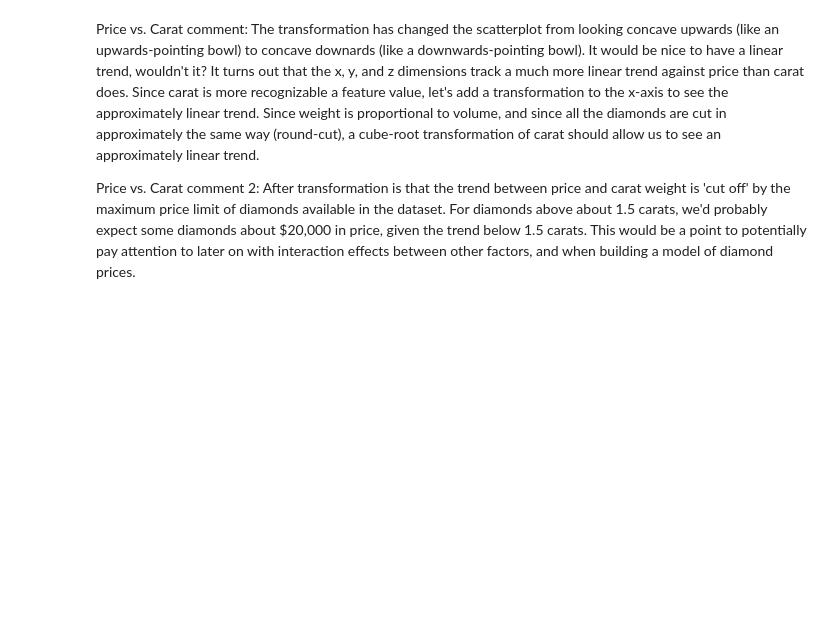
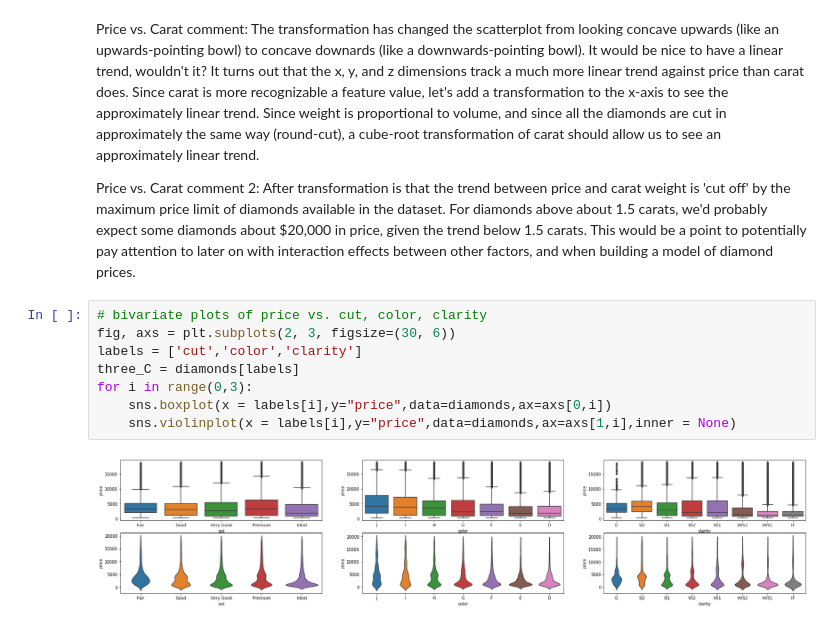
Before and after one commit to Jinning-beep/Udacity_data_analyst_projects, a Jupyter notebook: Extra Projects/Diamond price analysis.ipynb, the cells around one changed output. Cells and saved outputs as stored; diff of their text form; blank space fills up the shorter version.

```diff
--- a/Extra Projects/Diamond price analysis.ipynb
+++ b/Extra Projects/Diamond price analysis.ipynb
@@ -150,3 +150,13 @@ plt.title('Diamond price vs. Weight');
 Price vs. Carat comment: The transformation has changed the scatterplot from looking concave upwards (like an upwards-pointing bowl) to concave downards (like a downwards-pointing bowl). It would be nice to have a linear trend, wouldn't it? It turns out that the x, y, and z dimensions track a much more linear trend against price than carat does. Since carat is more recognizable a feature value, let's add a transformation to the x-axis to see the approximately linear trend. Since weight is proportional to volume, and since all the diamonds are cut in approximately the same way (round-cut), a cube-root transformation of carat should allow us to see an approximately linear trend.
 
 Price vs. Carat comment 2: After transformation is that the trend between price and carat weight is 'cut off' by the maximum price limit of diamonds available in the dataset. For diamonds above about 1.5 carats, we'd probably expect some diamonds about $20,000 in price, given the trend below 1.5 carats. This would be a point to potentially pay attention to later on with interaction effects between other factors, and when building a model of diamond prices.
+# %%
+# bivariate plots of price vs. cut, color, clarity
+fig, axs = plt.subplots(2, 3, figsize=(30, 6))
+labels = ['cut','color','clarity']
+three_C = diamonds[labels]
+for i in range(0,3):
+    sns.boxplot(x = labels[i],y="price",data=diamonds,ax=axs[0,i])
+    sns.violinplot(x = labels[i],y="price",data=diamonds,ax=axs[1,i],inner = None)
+# %% [output]
+[figure, added]
```
Also changed, not shown: parts of 12 cells of this notebook, 1 other file.
